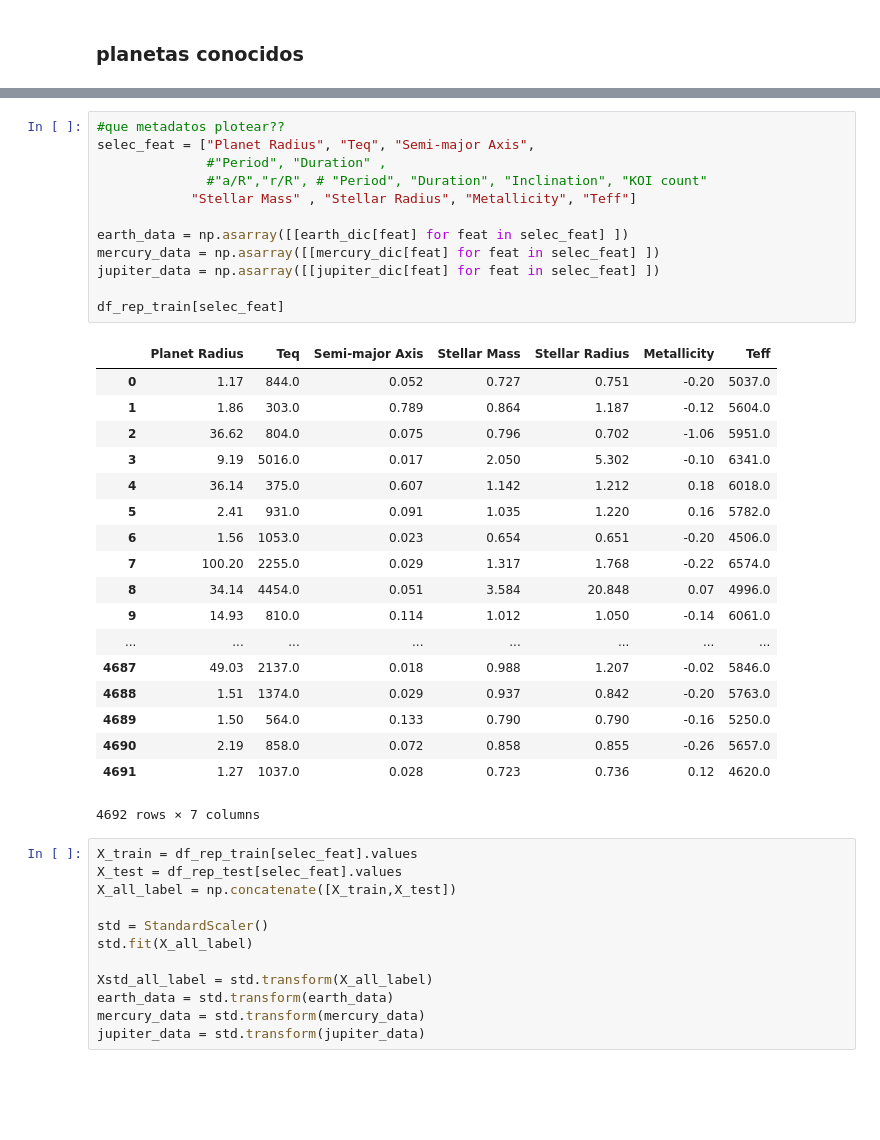
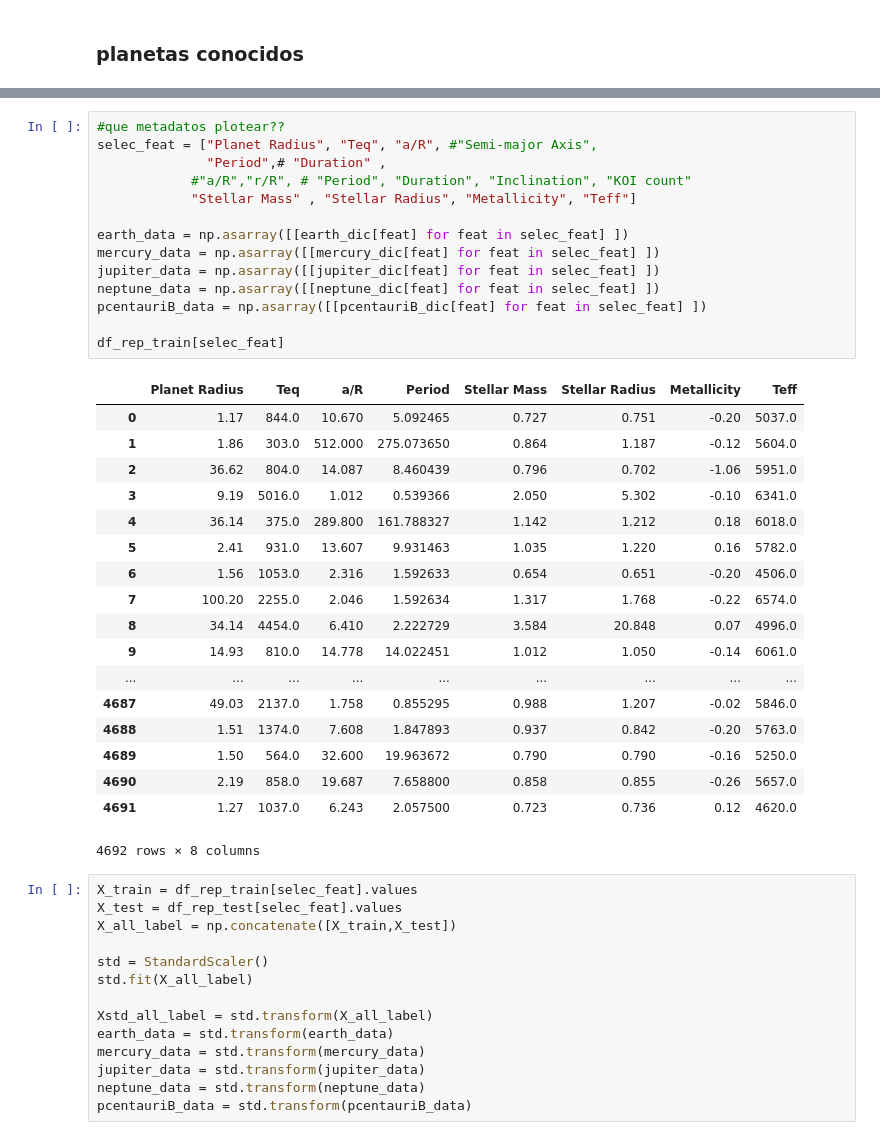
Before and after one commit to fmenat/ExoplanetDetection, a Jupyter notebook: Notebooks/VisualizeModels_Labels.ipynb, the cells around one changed output, grey strips where cells are left out. Cells and saved outputs as stored; diff of their text form; blank space fills up the shorter version.

```diff
--- a/Notebooks/VisualizeModels_Labels.ipynb
+++ b/Notebooks/VisualizeModels_Labels.ipynb
@@ -370,34 +404,36 @@ jupiter_dic = {'Period': 11.86*365.0,
 # %%
 #que metadatos plotear??
-selec_feat = ["Planet Radius", "Teq", "Semi-major Axis",
-              #"Period", "Duration" ,
-              #"a/R","r/R", # "Period", "Duration", "Inclination", "KOI count"
+selec_feat = ["Planet Radius", "Teq", "a/R", #"Semi-major Axis",
+              "Period",# "Duration" ,
+            #"a/R","r/R", # "Period", "Duration", "Inclination", "KOI count"
             "Stellar Mass" , "Stellar Radius", "Metallicity", "Teff"]
 
 earth_data = np.asarray([[earth_dic[feat] for feat in selec_feat] ])
 mercury_data = np.asarray([[mercury_dic[feat] for feat in selec_feat] ])
 jupiter_data = np.asarray([[jupiter_dic[feat] for feat in selec_feat] ])
+neptune_data = np.asarray([[neptune_dic[feat] for feat in selec_feat] ])
+pcentauriB_data = np.asarray([[pcentauriB_dic[feat] for feat in selec_feat] ])
 
 df_rep_train[selec_feat]
 # %% [output]
-|  | Planet Radius | Teq | Semi-major Axis | Stellar Mass | Stellar Radius | Metallicity | Teff |
-| 0 | 1.17 | 844.0 | 0.052 | 0.727 | 0.751 | -0.20 | 5037.0 |
-| 1 | 1.86 | 303.0 | 0.789 | 0.864 | 1.187 | -0.12 | 5604.0 |
-| 2 | 36.62 | 804.0 | 0.075 | 0.796 | 0.702 | -1.06 | 5951.0 |
-| 3 | 9.19 | 5016.0 | 0.017 | 2.050 | 5.302 | -0.10 | 6341.0 |
-| 4 | 36.14 | 375.0 | 0.607 | 1.142 | 1.212 | 0.18 | 6018.0 |
-| 5 | 2.41 | 931.0 | 0.091 | 1.035 | 1.220 | 0.16 | 5782.0 |
-| 6 | 1.56 | 1053.0 | 0.023 | 0.654 | 0.651 | -0.20 | 4506.0 |
-| 7 | 100.20 | 2255.0 | 0.029 | 1.317 | 1.768 | -0.22 | 6574.0 |
-| 8 | 34.14 | 4454.0 | 0.051 | 3.584 | 20.848 | 0.07 | 4996.0 |
-| 9 | 14.93 | 810.0 | 0.114 | 1.012 | 1.050 | -0.14 | 6061.0 |
-| ... | ... | ... | ... | ... | ... | ... | ... |
-| 4687 | 49.03 | 2137.0 | 0.018 | 0.988 | 1.207 | -0.02 | 5846.0 |
-| 4688 | 1.51 | 1374.0 | 0.029 | 0.937 | 0.842 | -0.20 | 5763.0 |
-| 4689 | 1.50 | 564.0 | 0.133 | 0.790 | 0.790 | -0.16 | 5250.0 |
-| 4690 | 2.19 | 858.0 | 0.072 | 0.858 | 0.855 | -0.26 | 5657.0 |
-| 4691 | 1.27 | 1037.0 | 0.028 | 0.723 | 0.736 | 0.12 | 4620.0 |
+|  | Planet Radius | Teq | a/R | Period | Stellar Mass | Stellar Radius | Metallicity | Teff |
+| 0 | 1.17 | 844.0 | 10.670 | 5.092465 | 0.727 | 0.751 | -0.20 | 5037.0 |
+| 1 | 1.86 | 303.0 | 512.000 | 275.073650 | 0.864 | 1.187 | -0.12 | 5604.0 |
+| 2 | 36.62 | 804.0 | 14.087 | 8.460439 | 0.796 | 0.702 | -1.06 | 5951.0 |
+| 3 | 9.19 | 5016.0 | 1.012 | 0.539366 | 2.050 | 5.302 | -0.10 | 6341.0 |
+| 4 | 36.14 | 375.0 | 289.800 | 161.788327 | 1.142 | 1.212 | 0.18 | 6018.0 |
+| 5 | 2.41 | 931.0 | 13.607 | 9.931463 | 1.035 | 1.220 | 0.16 | 5782.0 |
+| 6 | 1.56 | 1053.0 | 2.316 | 1.592633 | 0.654 | 0.651 | -0.20 | 4506.0 |
+| 7 | 100.20 | 2255.0 | 2.046 | 1.592634 | 1.317 | 1.768 | -0.22 | 6574.0 |
+| 8 | 34.14 | 4454.0 | 6.410 | 2.222729 | 3.584 | 20.848 | 0.07 | 4996.0 |
+| 9 | 14.93 | 810.0 | 14.778 | 14.022451 | 1.012 | 1.050 | -0.14 | 6061.0 |
+| ... | ... | ... | ... | ... | ... | ... | ... | ... |
+| 4687 | 49.03 | 2137.0 | 1.758 | 0.855295 | 0.988 | 1.207 | -0.02 | 5846.0 |
+| 4688 | 1.51 | 1374.0 | 7.608 | 1.847893 | 0.937 | 0.842 | -0.20 | 5763.0 |
+| 4689 | 1.50 | 564.0 | 32.600 | 19.963672 | 0.790 | 0.790 | -0.16 | 5250.0 |
+| 4690 | 2.19 | 858.0 | 19.687 | 7.658800 | 0.858 | 0.855 | -0.26 | 5657.0 |
+| 4691 | 1.27 | 1037.0 | 6.243 | 2.057500 | 0.723 | 0.736 | 0.12 | 4620.0 |
-4692 rows × 7 columns
+4692 rows × 8 columns
 # %%
 X_train = df_rep_train[selec_feat].values
 X_test = df_rep_test[selec_feat].values
@@ -410,4 +446,6 @@ Xstd_all_label = std.transform(X_all_label)
 earth_data = std.transform(earth_data)
 mercury_data = std.transform(mercury_data)
 jupiter_data = std.transform(jupiter_data)
+neptune_data = std.transform(neptune_data)
+pcentauriB_data = std.transform(pcentauriB_data)
 # %%
```
Also changed, not shown: parts of 13 cells of this notebook.
